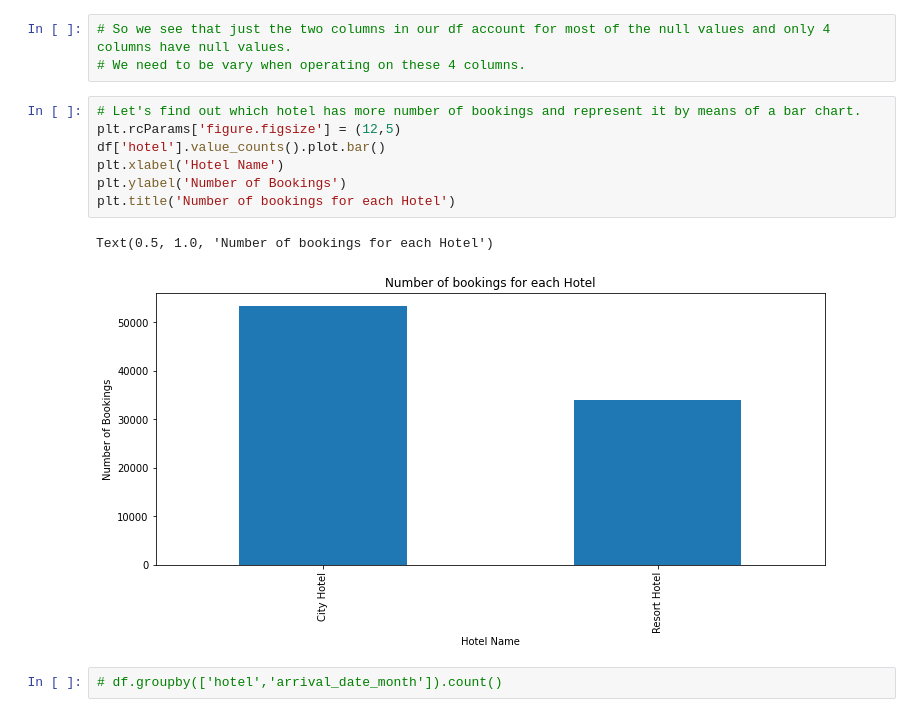
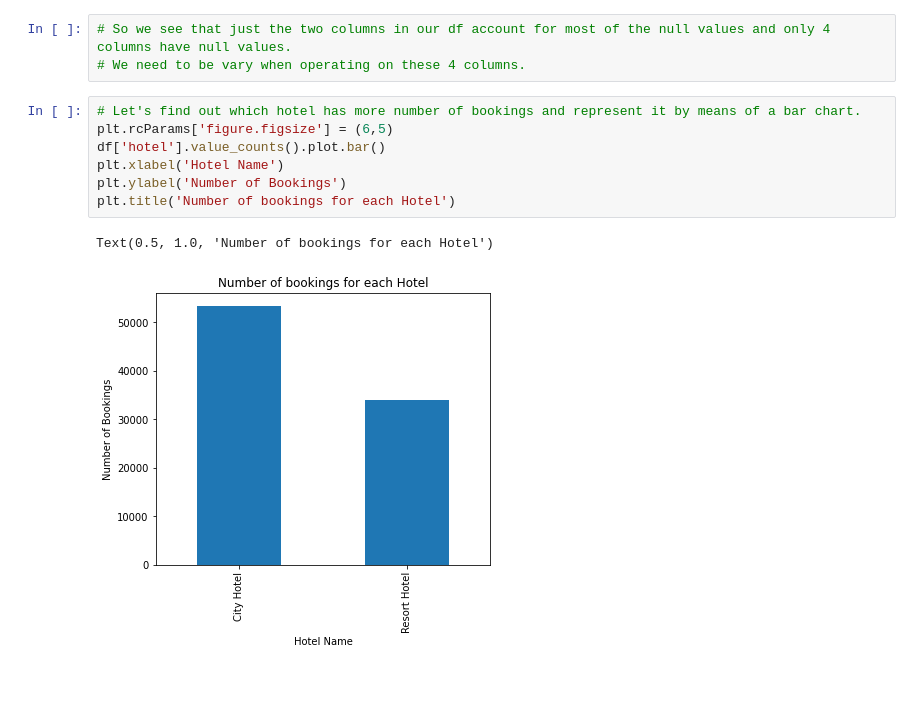
Before and after one commit to gopaljigupta45/Gopal-Ji-Gupta-EDA-Hotel-Booking, a Jupyter notebook: GOPAL_JI_GUPTA_Hotel_Booking_Analysis_Capstone_Project.ipynb, the cells around one changed output. Drawn from its saved outputs; the diff is of its cells as text; blank space fills up the shorter version.

Commit message:
Third commit Hotel Booking EDA

```diff
--- a/GOPAL_JI_GUPTA_Hotel_Booking_Analysis_Capstone_Project.ipynb
+++ b/GOPAL_JI_GUPTA_Hotel_Booking_Analysis_Capstone_Project.ipynb
@@ -127,13 +127,11 @@ dtype: int64
 # We need to be vary when operating on these 4 columns.
 # %%
 # Let's find out which hotel has more number of bookings and represent it by means of a bar chart.
-plt.rcParams['figure.figsize'] = (12,5)
+plt.rcParams['figure.figsize'] = (6,5)
 df['hotel'].value_counts().plot.bar()
 plt.xlabel('Hotel Name')
 plt.ylabel('Number of Bookings')
 plt.title('Number of bookings for each Hotel')
 # %% [output]
 Text(0.5, 1.0, 'Number of bookings for each Hotel')
-[figure, old version]
+[figure, new version]
-# %%
-# df.groupby(['hotel','arrival_date_month']).count()
```
Also changed, not shown: parts of 10 cells of this notebook.
